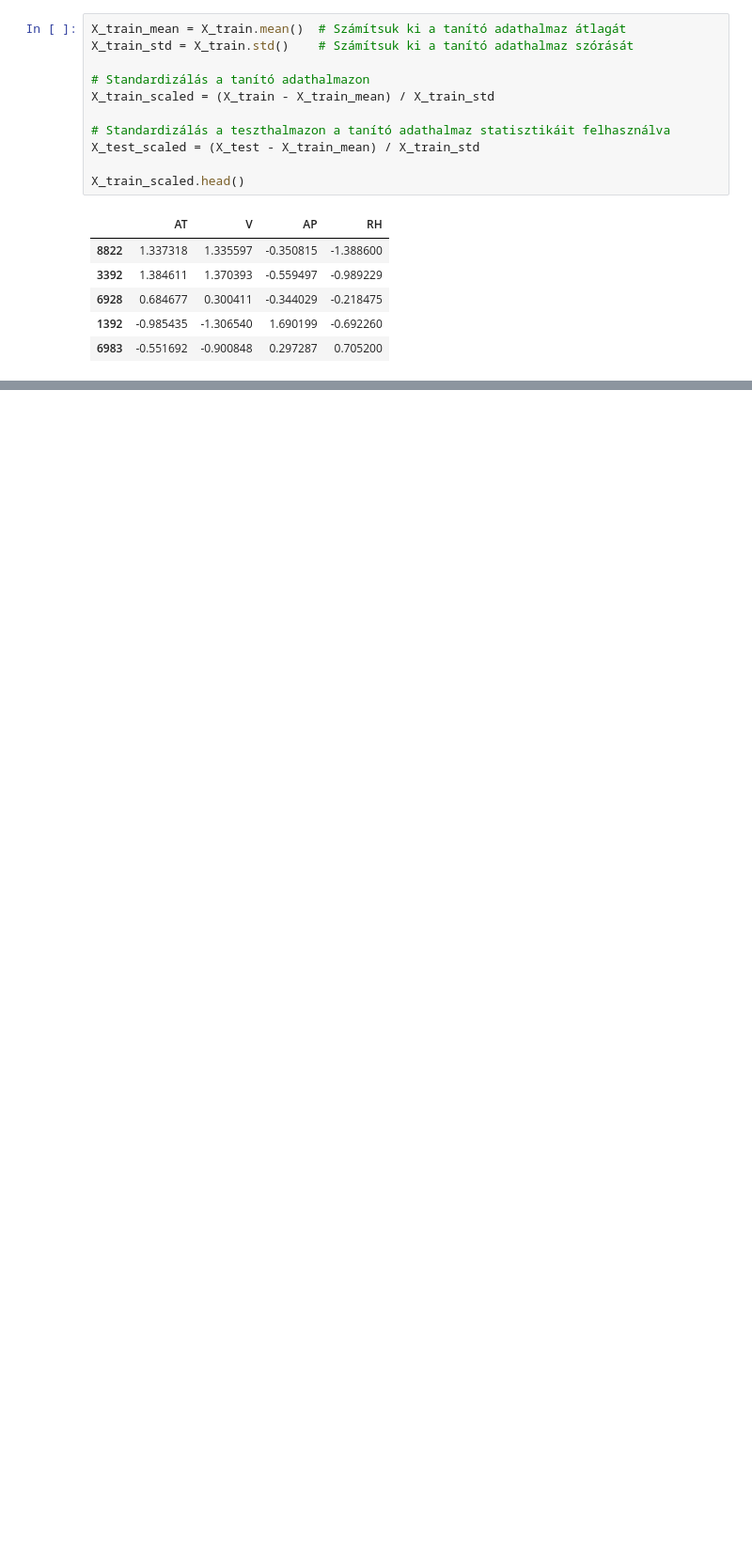
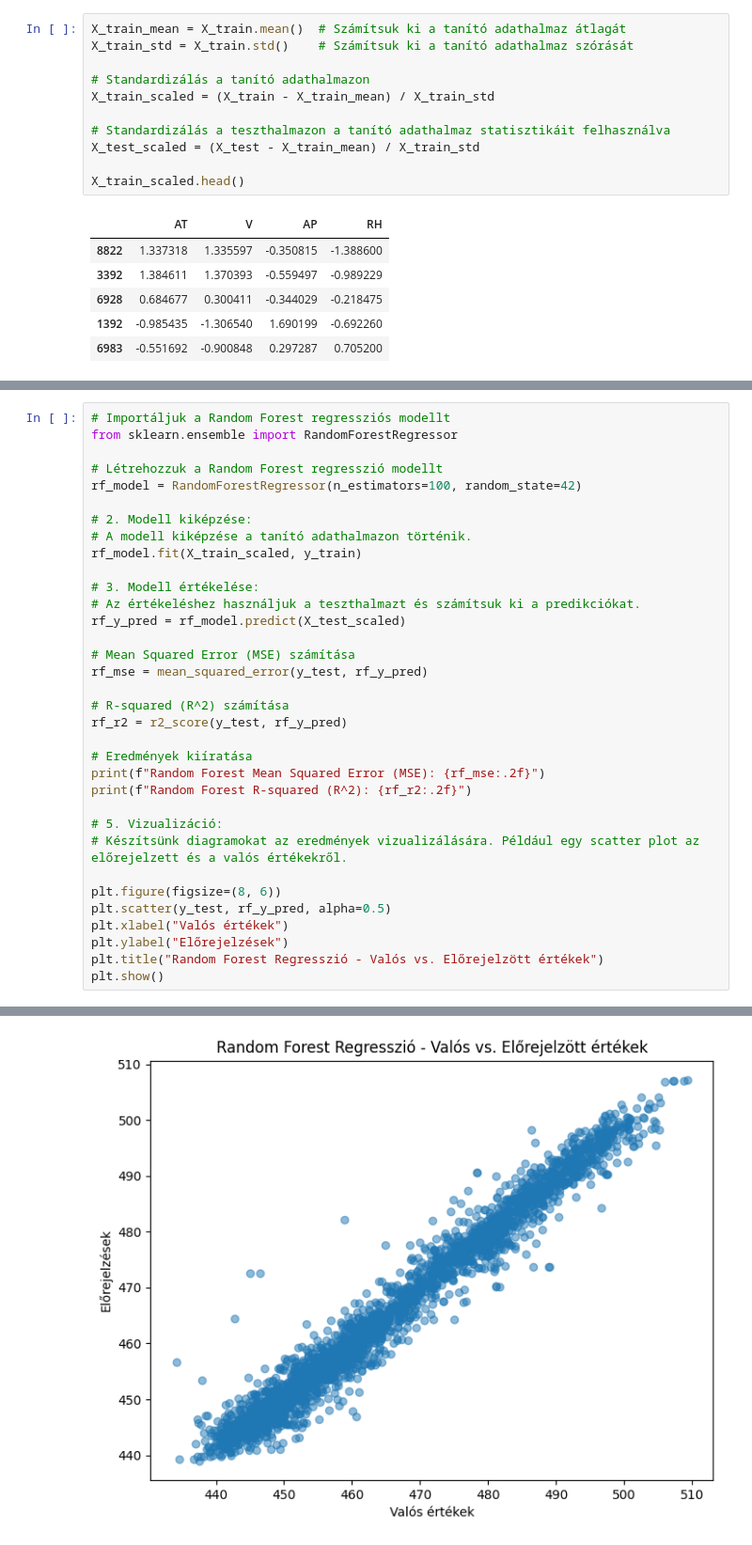
Before and after one commit to Lacikaki7/AI_project1, a Jupyter notebook: Beadando.ipynb, the cells around one changed output, grey strips where cells are left out. Shown at 94% size. Cells and saved outputs as stored; diff of their text form; blank space fills up the shorter version.

```diff
--- a/Beadando.ipynb
+++ b/Beadando.ipynb
@@ -190,0 +243,35 @@ X_train_scaled.head()
+# %%
+# Importáljuk a Random Forest regressziós modellt
+from sklearn.ensemble import RandomForestRegressor
+
+# Létrehozzuk a Random Forest regresszió modellt
+rf_model = RandomForestRegressor(n_estimators=100, random_state=42)
+
+# 2. Modell kiképzése:
+# A modell kiképzése a tanító adathalmazon történik.
+rf_model.fit(X_train_scaled, y_train)
+
+# 3. Modell értékelése:
+# Az értékeléshez használjuk a teszthalmazt és számítsuk ki a predikciókat.
+rf_y_pred = rf_model.predict(X_test_scaled)
+
+# Mean Squared Error (MSE) számítása
+rf_mse = mean_squared_error(y_test, rf_y_pred)
+
+# R-squared (R^2) számítása
+rf_r2 = r2_score(y_test, rf_y_pred)
+
+# Eredmények kiíratása
+print(f"Random Forest Mean Squared Error (MSE): {rf_mse:.2f}")
+print(f"Random Forest R-squared (R^2): {rf_r2:.2f}")
+
+# 5. Vizualizáció:
+# Készítsünk diagramokat az eredmények vizualizálására. Például egy scatter plot az előrejelzett és a valós értékekről.
+
+plt.figure(figsize=(8, 6))
+plt.scatter(y_test, rf_y_pred, alpha=0.5)
+plt.xlabel("Valós értékek")
+plt.ylabel("Előrejelzések")
+plt.title("Random Forest Regresszió - Valós vs. Előrejelzött értékek")
+plt.show()
+# %% [output]
@@ -190,0 +280 @@ X_train_scaled.head()
+[figure, added]
```
Also changed, not shown: parts of 5 cells of this notebook.
